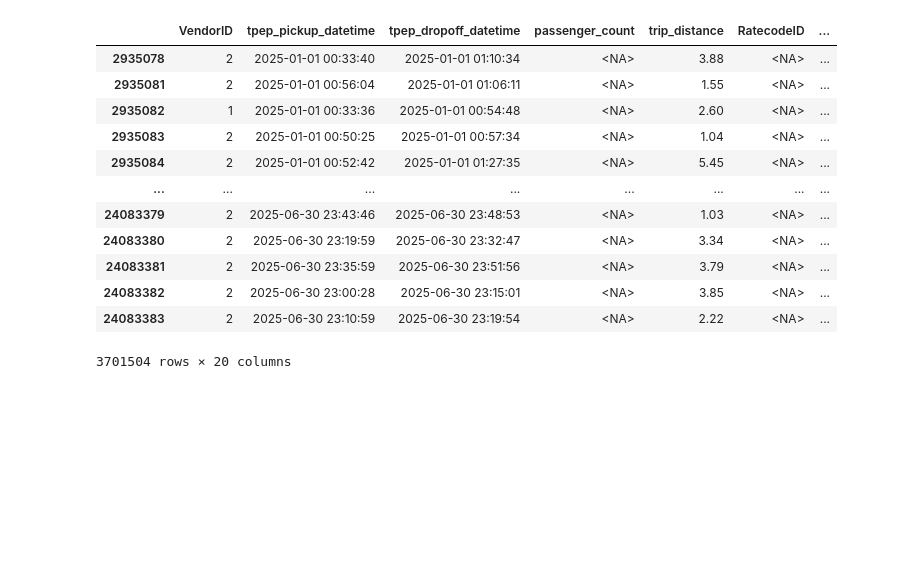
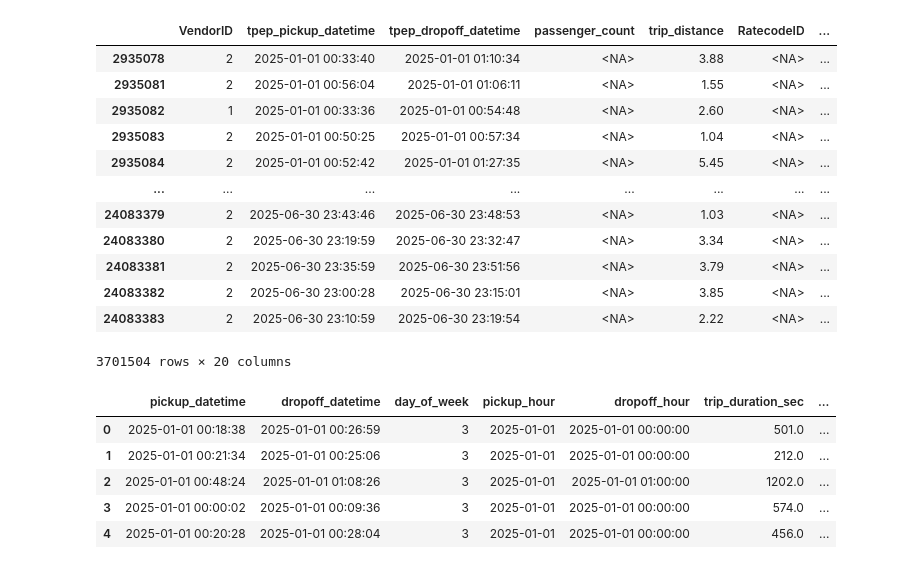
Before and after one commit to anubhavsingh1729/aidqds, a Jupyter notebook: analysis_notebook.ipynb, the cells around one changed output. Drawn from its saved outputs; the diff is of its cells as text; code cells hidden in the pictures; blank space fills up the shorter version.

```diff
--- a/analysis_notebook.ipynb
+++ b/analysis_notebook.ipynb
@@ -920,3 +920,13 @@ flexfare
 | 24083382 | 2 | 2025-06-30 23:00:28 | 2025-06-30 23:15:01 | <NA> | 3.85 | <NA> | ... |
 | 24083383 | 2 | 2025-06-30 23:10:59 | 2025-06-30 23:19:54 | <NA> | 2.22 | <NA> | ... |
 3701504 rows × 20 columns
+# %%
+df = pd.read_parquet("./data/processed/processed_trips.parquet")
+df.head()
+# %% [output]
+|  | pickup_datetime | dropoff_datetime | day_of_week | pickup_hour | dropoff_hour | trip_duration_sec | ... |
+| 0 | 2025-01-01 00:18:38 | 2025-01-01 00:26:59 | 3 | 2025-01-01 | 2025-01-01 00:00:00 | 501.0 | ... |
+| 1 | 2025-01-01 00:21:34 | 2025-01-01 00:25:06 | 3 | 2025-01-01 | 2025-01-01 00:00:00 | 212.0 | ... |
+| 2 | 2025-01-01 00:48:24 | 2025-01-01 01:08:26 | 3 | 2025-01-01 | 2025-01-01 01:00:00 | 1202.0 | ... |
+| 3 | 2025-01-01 00:00:02 | 2025-01-01 00:09:36 | 3 | 2025-01-01 | 2025-01-01 00:00:00 | 574.0 | ... |
+| 4 | 2025-01-01 00:20:28 | 2025-01-01 00:28:04 | 3 | 2025-01-01 | 2025-01-01 00:00:00 | 456.0 | ... |
```
Also changed, not shown: parts of 7 cells of this notebook, 2 other files.
